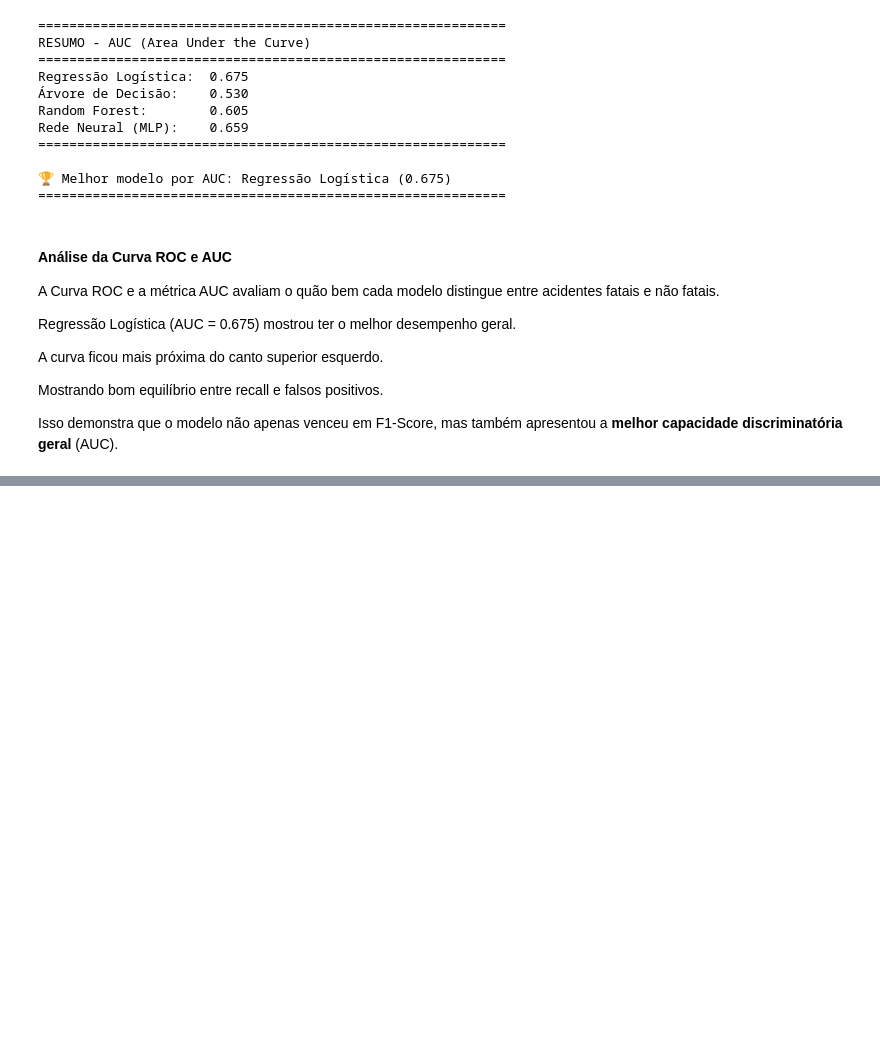
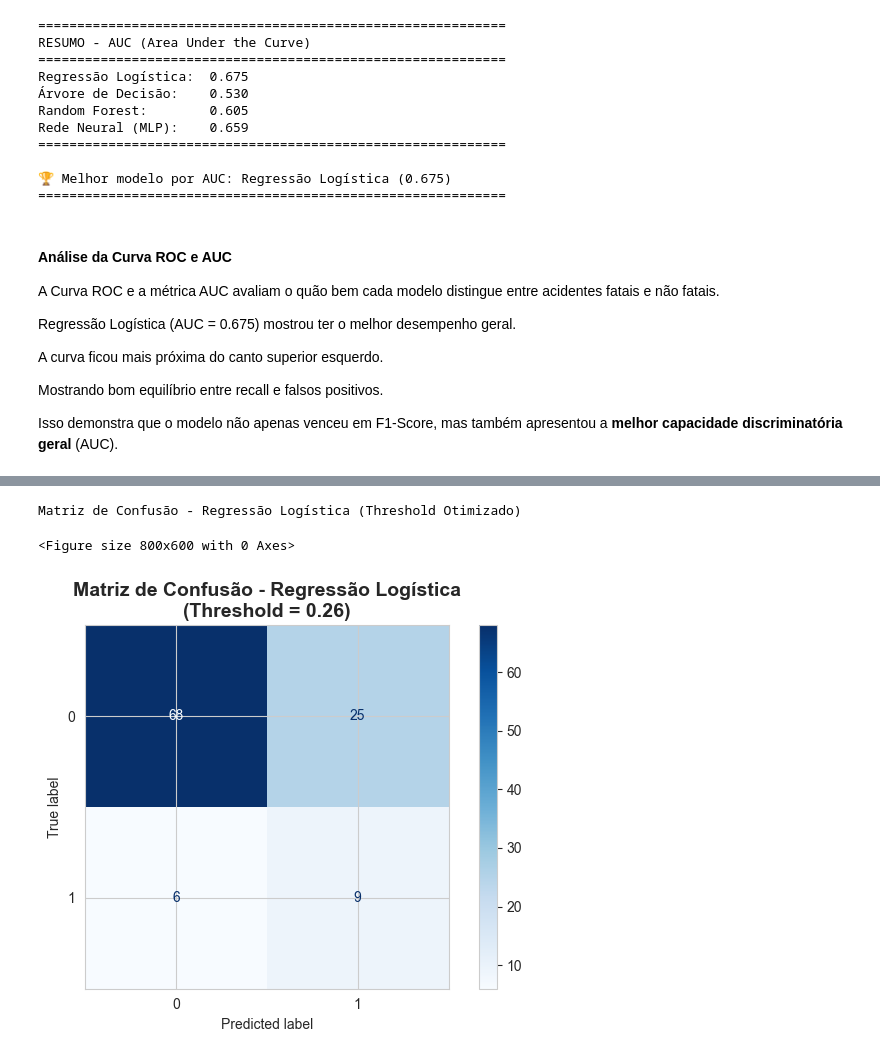
Before and after one commit to vtQuadros/Trabalho-Machine-Learning, a Jupyter notebook: projeto.ipynb, the cells around one changed output, grey strips where cells are left out. Saved outputs shown, nothing was run; the diff lists cells and outputs as text; code cells hidden in the pictures; blank space fills up the shorter version.

Commit message:
feat: Analise da regresao logistica atualizado

```diff
--- a/projeto.ipynb
+++ b/projeto.ipynb
@@ -1636,0 +981,21 @@ A abordagem simples e interpretável adotada (Regressão Logística com SMOTE e
+# %%
+# Aplicando threshold otimizado na Regressão Logística
+y_pred_logistica_threshold = (y_proba >= melhor_threshold).astype(int)
+
+# Matriz de Confusão - Regressão Logística (Threshold Otimizado)
+plt.figure(figsize=(8, 6))
+
+print("Matriz de Confusão - Regressão Logística (Threshold Otimizado)")
+ConfusionMatrixDisplay.from_predictions(
+    y_test,
+    y_pred_logistica_threshold,
+    cmap='Blues'
+)
+plt.title(f'Matriz de Confusão - Regressão Logística\n(Threshold = {melhor_threshold:.2f})',
+          fontsize=14, fontweight='bold')
+plt.tight_layout()
+plt.show()
+# %% [output]
+Matriz de Confusão - Regressão Logística (Threshold Otimizado)
+<Figure size 800x600 with 0 Axes>
+[figure, added]
```
Also changed, not shown: parts of 27 cells of this notebook, 1 other file.
